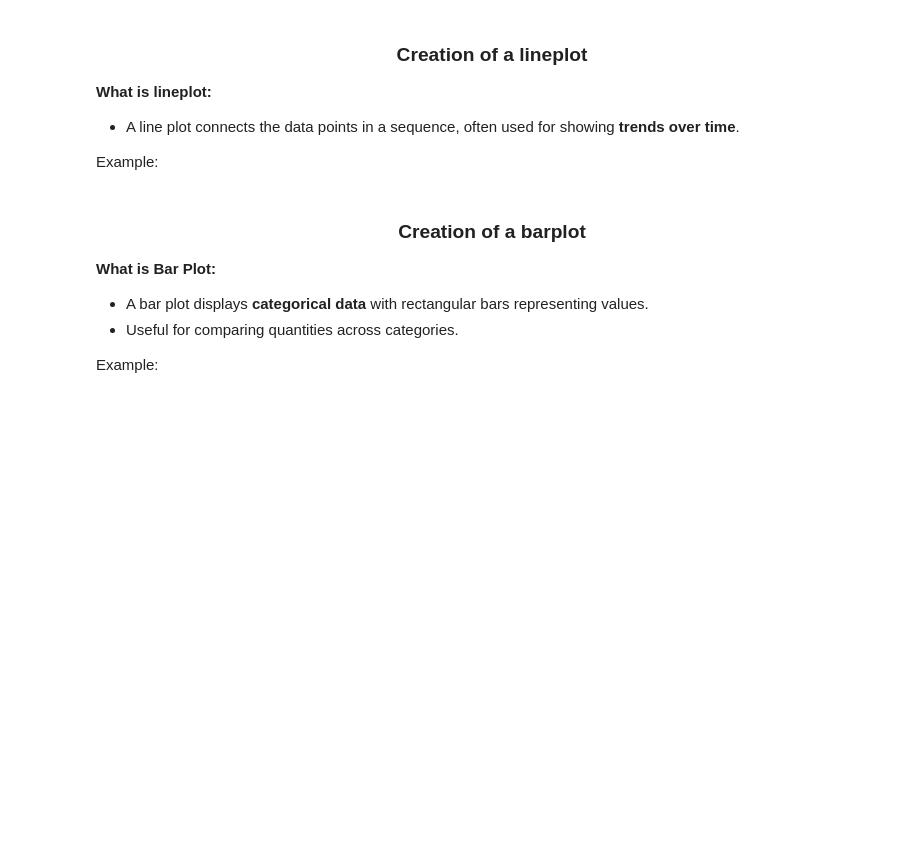
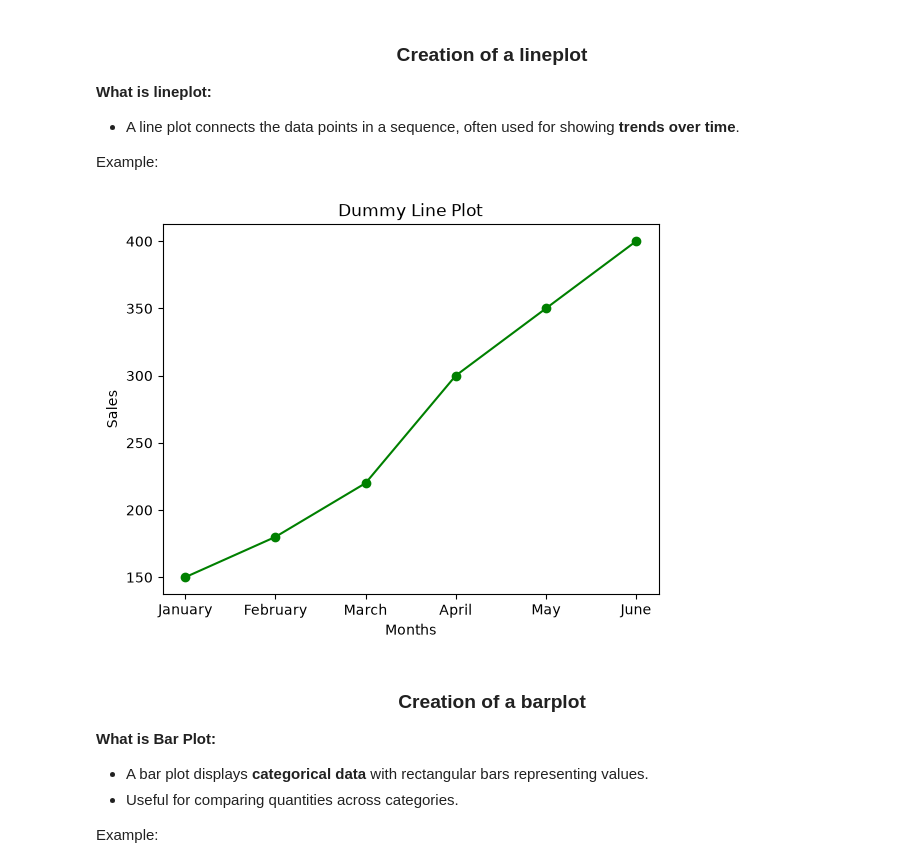
Before and after one commit to serendipity019/AI_Data_Factory_Lessons, a Jupyter notebook: matplotlib_lec.ipynb, the cells around one changed output. Saved outputs shown, nothing was run; the diff lists cells and outputs as text; code cells hidden in the pictures; blank space fills up the shorter version.

```diff
--- a/matplotlib_lec.ipynb
+++ b/matplotlib_lec.ipynb
@@ -37,14 +88,16 @@ plt.show()
 # %%
 # Dummy data
 month = ['January', 'February', 'March', 'April', 'May', 'June']
 sales = [150, 180, 220, 300, 350, 400]
 
 # Create a line plot
-plt.plot(months, sales, marker='o', linestyle='-', color='green')
+plt.plot(month, sales, marker='o', linestyle='-', color='green')
 plt.title("Dummy Line Plot")
 plt.xlabel("Months")
 plt.ylabel("Sales")
 plt.show()
+# %% [output]
+[figure, added]
 # %% [markdown]
 <h3 style = "text-align: center"> <b>Creation of a barplot</b> </h3>
 <p><b>What is Bar Plot:</b>
```
Also changed, not shown: parts of 15 cells of this notebook.
